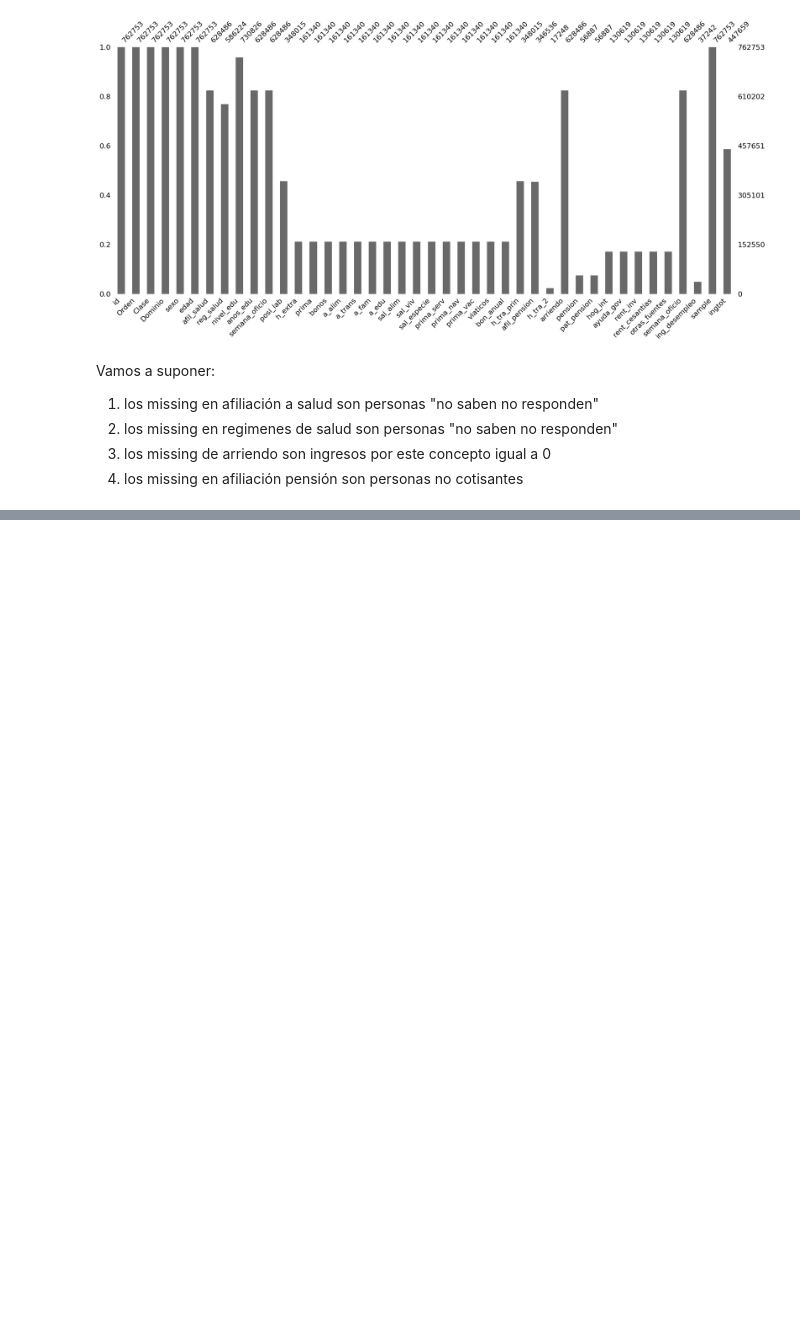
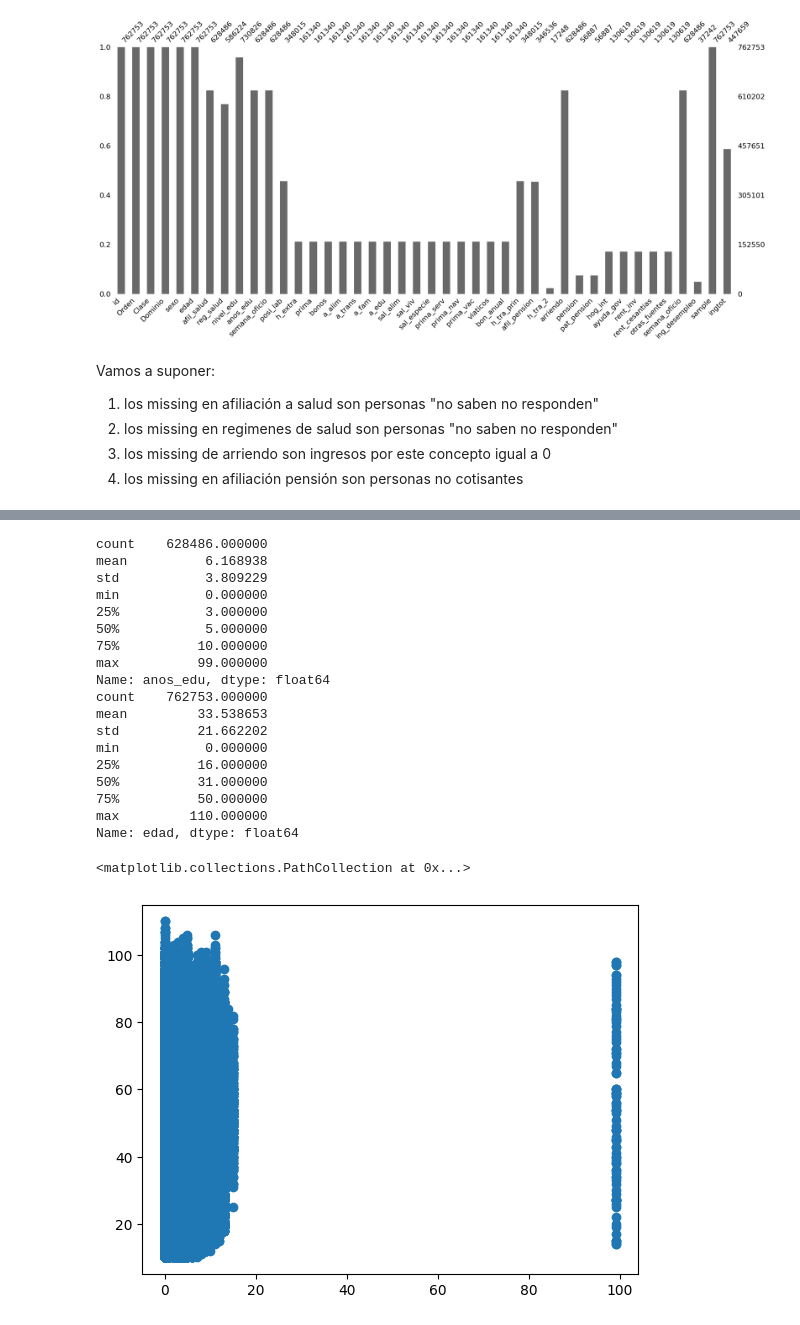
Before and after one commit to sebastian23e/predicting_poverty_bdmc, a Jupyter notebook: scripts/Limpieza.ipynb, the cells around one changed output, grey strips where cells are left out. Drawn from its saved outputs; the diff is of its cells as text; code cells hidden in the pictures; blank space fills up the shorter version.

```diff
--- a/scripts/Limpieza.ipynb
+++ b/scripts/Limpieza.ipynb
@@ -238,0 +256,28 @@ ax.hist(x)
+# %%
+print(data_p['anos_edu'].describe())
+print(data_p['edad'].describe())
+X = data_p['anos_edu']
+Y = data_p['edad']
+fig, ax =plt.subplots()
+ax.scatter(X, Y)
+# %% [output]
+count    628486.000000
+mean          6.168938
+std           3.809229
+min           0.000000
+25%           3.000000
+50%           5.000000
+75%          10.000000
+max          99.000000
+Name: anos_edu, dtype: float64
+count    762753.000000
+mean         33.538653
+std          21.662202
+min           0.000000
+25%          16.000000
+50%          31.000000
+75%          50.000000
+max         110.000000
+Name: edad, dtype: float64
+<matplotlib.collections.PathCollection at 0x...>
+[figure, added]
```
Also changed, not shown: parts of 22 cells of this notebook, 1 other file.
